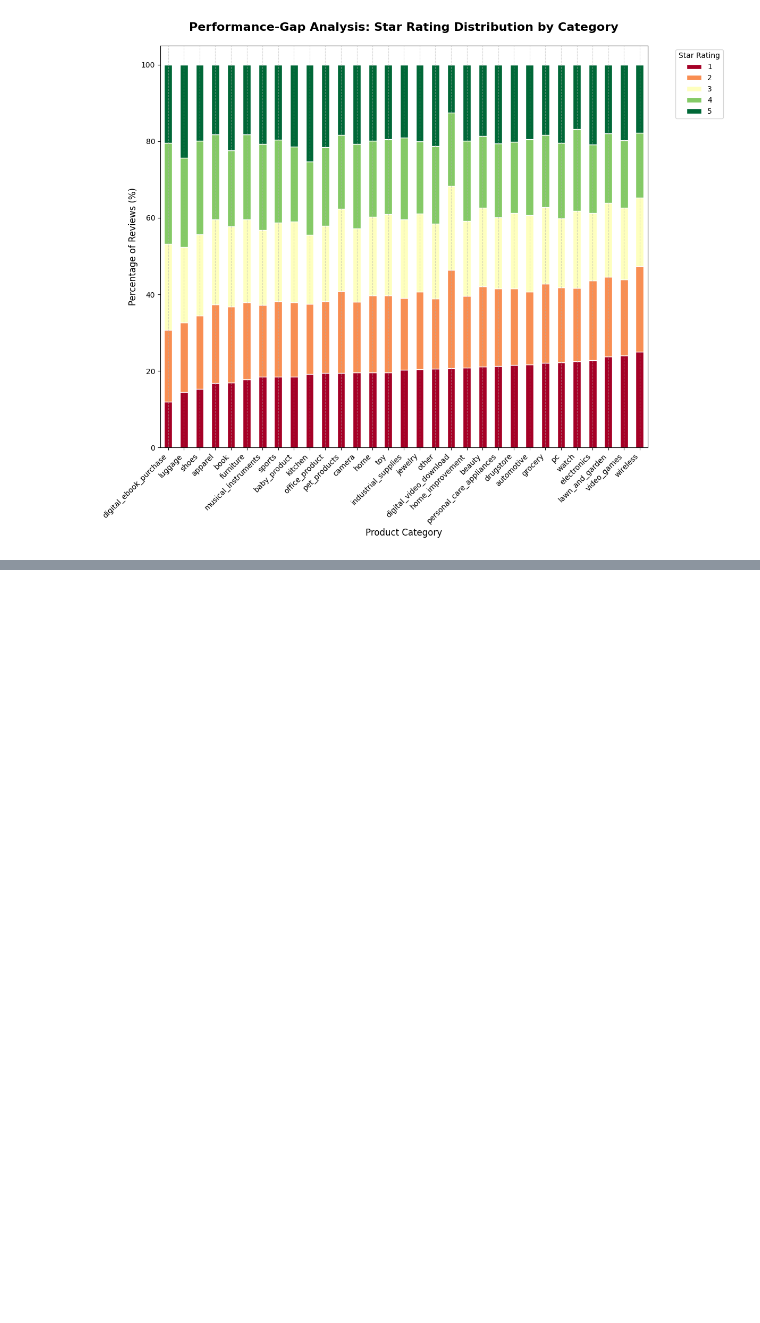
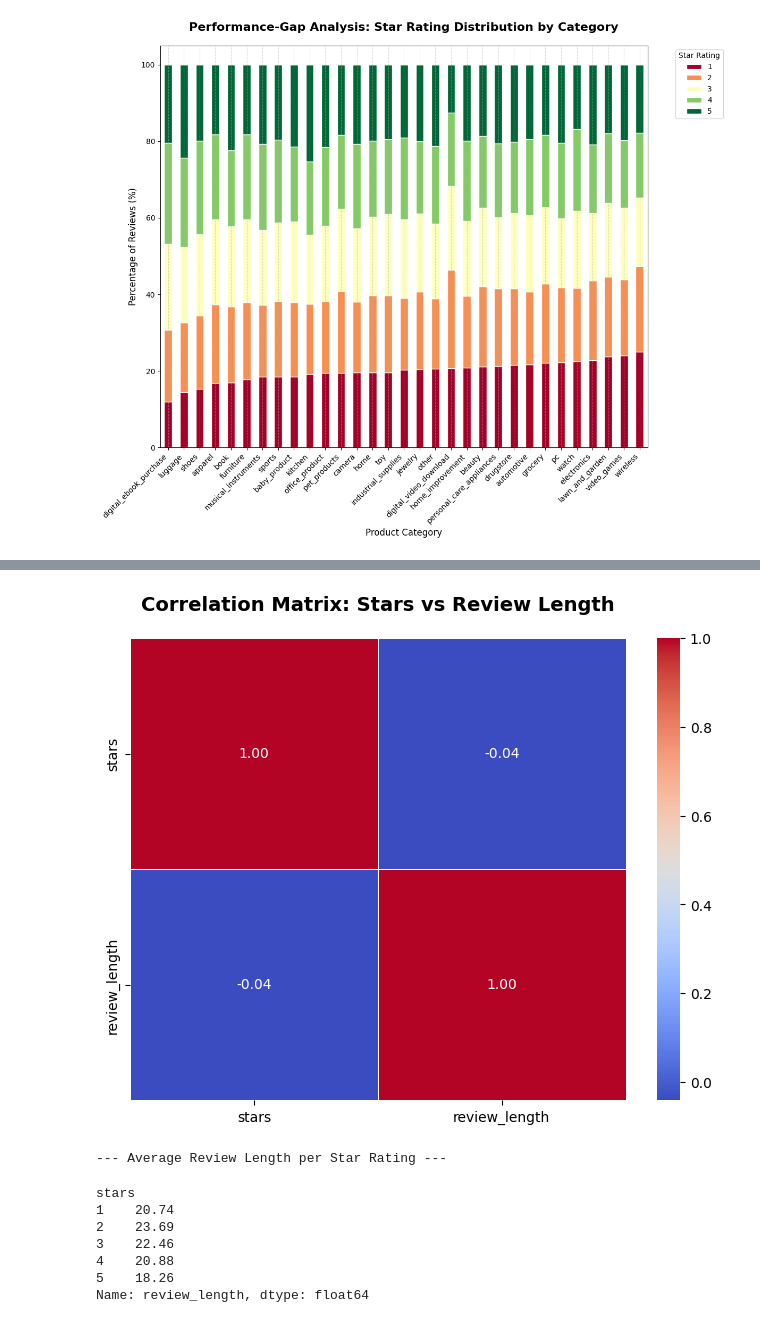
Before and after one commit to anhelinamoroz20-cell/DPP-1, a Jupyter notebook: notebooks/Amazon Reviews Multilingual.ipynb, the cells around one changed output, grey strips where cells are left out. Cells and saved outputs as stored; diff of their text form; code cells hidden in the pictures; blank space fills up the shorter version.

```diff
--- a/notebooks/Amazon Reviews Multilingual.ipynb
+++ b/notebooks/Amazon Reviews Multilingual.ipynb
@@ -193,0 +268,45 @@ With a dataset of **1.26M reviews**, these gaps are statistically significant an
+# %%
+# PHASE 2.3: Statistik (Korrelationsmatrix & Textmetriken)
+
+# Define a regular function to count words
+def count_words(text):
+    # Convert to string to avoid errors with non-text data
+    text_str = str(text)
+    # Split the text by spaces into a list of words
+    words_list = text_str.split()
+    # Return the number of elements in the list
+    return len(words_list)
+
+# Apply the function to create a new column
+df['review_length'] = df['review_body'].apply(count_words)
+
+# Correlation Analysis
+# Prepare numerical data for the matrix
+corr_data = df[['stars', 'review_length']].copy()
+correlation_matrix = corr_data.corr()
+
+# Visualization: Heatmap
+plt.figure(figsize=(8, 6))
+sns.heatmap(correlation_matrix,
+            annot=True,
+            cmap='coolwarm',
+            fmt=".2f",
+            linewidths=0.5)
+
+plt.title('Correlation Matrix: Stars vs Review Length', fontsize=14, fontweight='bold', pad=20)
+plt.show()
+
+# Summary Table: Average length per star rating
+print("--- Average Review Length per Star Rating ---")
+avg_results = df.groupby('stars')['review_length'].mean().round(2)
+display(avg_results)
+# %% [output]
+[figure, added]
+--- Average Review Length per Star Rating ---
+stars
+1    20.74
+2    23.69
+3    22.46
+4    20.88
+5    18.26
+Name: review_length, dtype: float64
```
Also changed, not shown: parts of 13 cells of this notebook, 1 other file.
